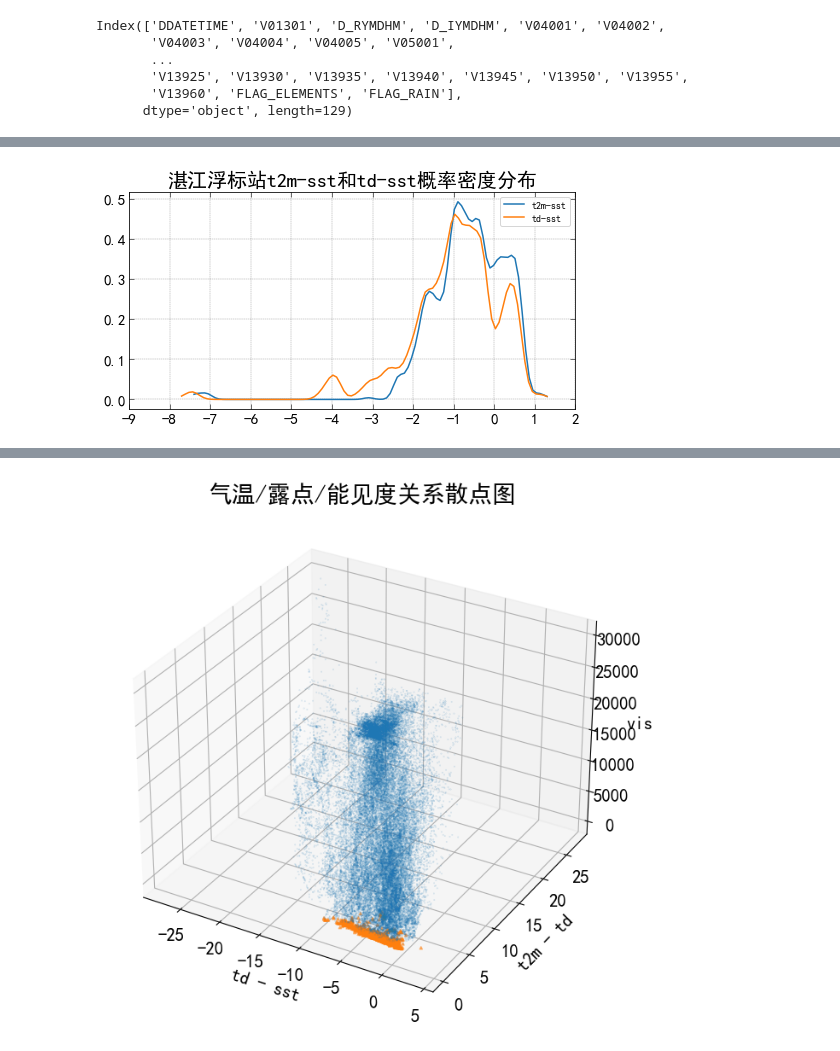
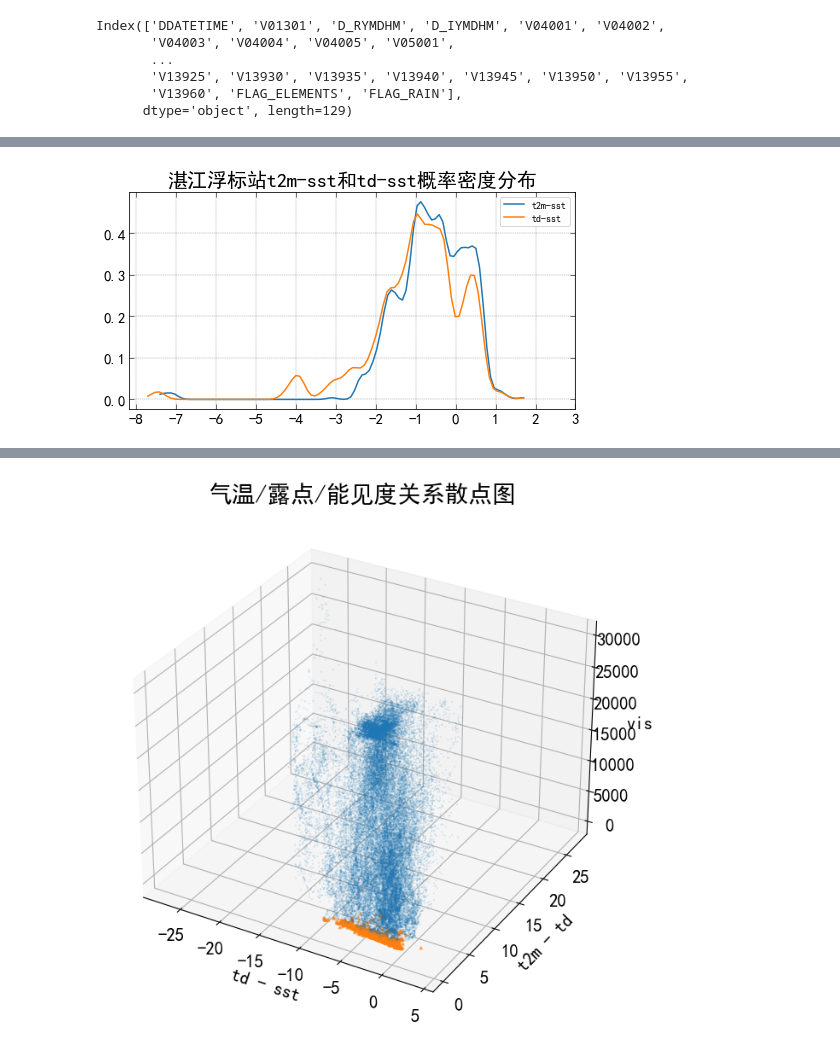
Before and after one commit to hanchyhill/python, a Jupyter notebook: seafog/src/statistics/fog_analysis_minute.ipynb, the cells around one changed output, grey strips where cells are left out. Saved outputs shown, nothing was run; the diff lists cells and outputs as text; code cells hidden in the pictures.

```diff
--- a/seafog/src/statistics/fog_analysis_minute.ipynb
+++ b/seafog/src/statistics/fog_analysis_minute.ipynb
@@ -87,7 +87,7 @@ code_info = {
 # 筛选雾出现的行
 
 df_fog = df_59754.loc[df_59754[code_info['vis_01min']]<=1000]
-df_fog = df_fog.loc[df_fog[code_info['rain01']] < 1].loc[df_fog[code_info['rhum']] > 90]
+df_fog = df_fog.loc[(df_fog[code_info['rain01']] < 1) & (df_fog[code_info['rhum']] > 90)]
 print(df_fog)
 # %% [output]
                                  DDATETIME  V01301               D_RYMDHM  \
@@ -227,5 +227,5 @@ plt.show()
 # %%
-ds_G7425 = pd.read_hdf(os.path.normpath(os.path.join(file_dir, './data/G7425/G7425_202012to202209.hdf')), mode='r')
+ds_G7425 = pd.read_hdf(os.path.normpath(os.path.join(file_dir, './data/G7425/G7425_202012to202301.hdf')), mode='r')
 # %%
 df_fog.index
 # %% [output]
@@ -259,6 +259,7 @@ DatetimeIndex(['2020-12-23 00:00:00', '2020-12-23 00:10:00',
 # %%
 bjtime_index = df_fog.index.to_series() + pd.Timedelta(8,unit='h')
 # %%
-inter_index = ds_G7425.index.intersection(bjtime_index)
+ds_G7425_dropna = ds_G7425.dropna(subset=['SeaTemperature', 'RelativeHumidity','Temperature'])
+inter_index = ds_G7425_dropna.index.intersection(bjtime_index)
 utc_inter_index = inter_index.to_series() + pd.Timedelta(-8,unit='h')
 df_fog_inter = df_fog.loc[utc_inter_index]
@@ -267,5 +268,5 @@ print(inter_index)
 # %%
-ds_G7425_fogFilter = ds_G7425.loc[inter_index].dropna(subset=['SeaTemperature', 'RelativeHumidity','Temperature'])
+ds_G7425_fogFilter = ds_G7425_dropna.loc[inter_index]
 print(ds_G7425_fogFilter)
 # %% [output]
                             ObserveTime  WindSpeed  WindDirect  Rain  \
@@ -443,29 +450,29 @@ plt.show()
 # %%
 
 fig = plt.figure(figsize=(8,4))
 ax = plt.subplot()
 
 data_raw = ds_G7425_fogFilter['t-sst']
 eval_points = np.linspace(np.min(data_raw), np.max(data_raw), num = 100)
 kde_sp = gaussian_kde(data_raw, bw_method=0.12)
 y_sp = kde_sp.pdf(eval_points)
 plt_t2m, = plt.plot(eval_points, y_sp)
 
 data_raw = ds_G7425_fogFilter['td-sst']
 eval_points = np.linspace(np.min(data_raw), np.max(data_raw), num = 100)
 kde_sp = gaussian_kde(data_raw, bw_method=0.12)
 y_sp = kde_sp.pdf(eval_points)
 
 plt_td, = plt.plot(eval_points, y_sp)
 plt.grid(linewidth=0.4, color='k', alpha=0.45, linestyle='--')
 plt.tick_params(axis='both', labelsize=15, direction='in',
                 length=5, width=0.55, right=True, top=True)
-ax.set_xticks(np.arange(-9, 3,1))
+ax.set_xticks(np.arange(-8, 4,1))
 plt.legend(['t2m-sst','td-sst'])
 plt.title('湛江浮标站t2m-sst和td-sst概率密度分布', fontsize=20)
 plt.show()
 # %% [output]
-[figure, old version]
+[figure, new version]
 # %%
 # TODO 能见度, T-Td, Td-SST 三维可视化
 ds_G7425_valid = ds_G7425.dropna(subset=['SeaTemperature', 'RelativeHumidity','Temperature'])
```
Also changed, not shown: parts of 24 cells of this notebook, 1 other file.
